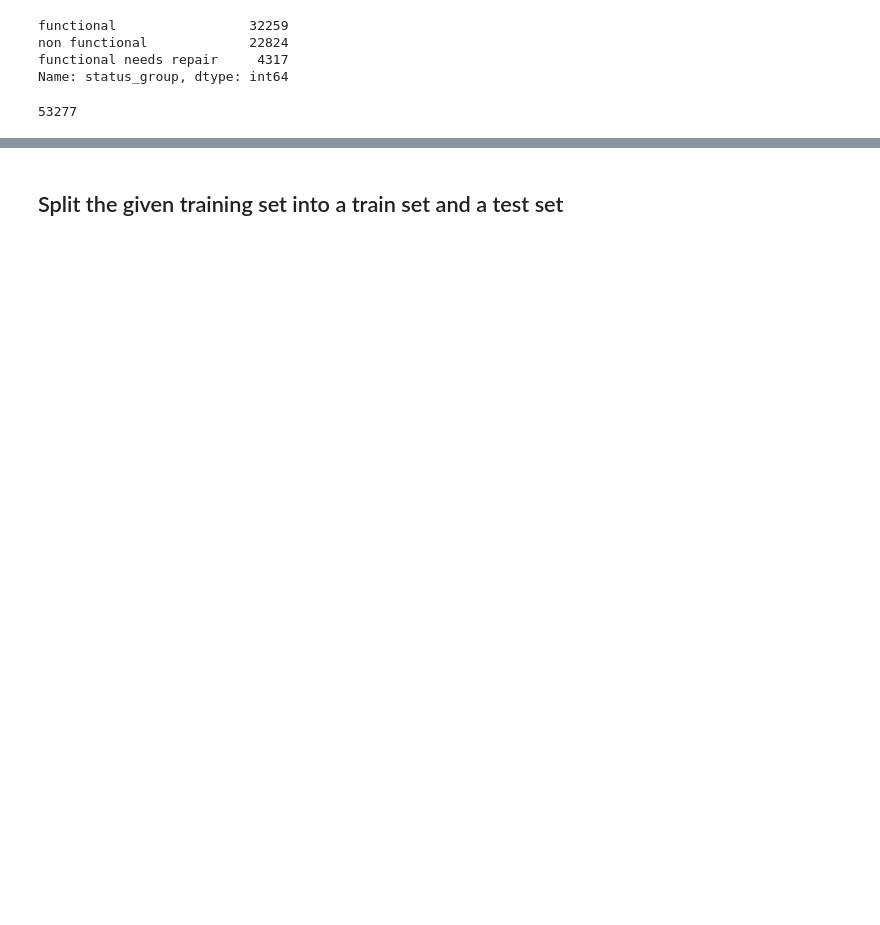
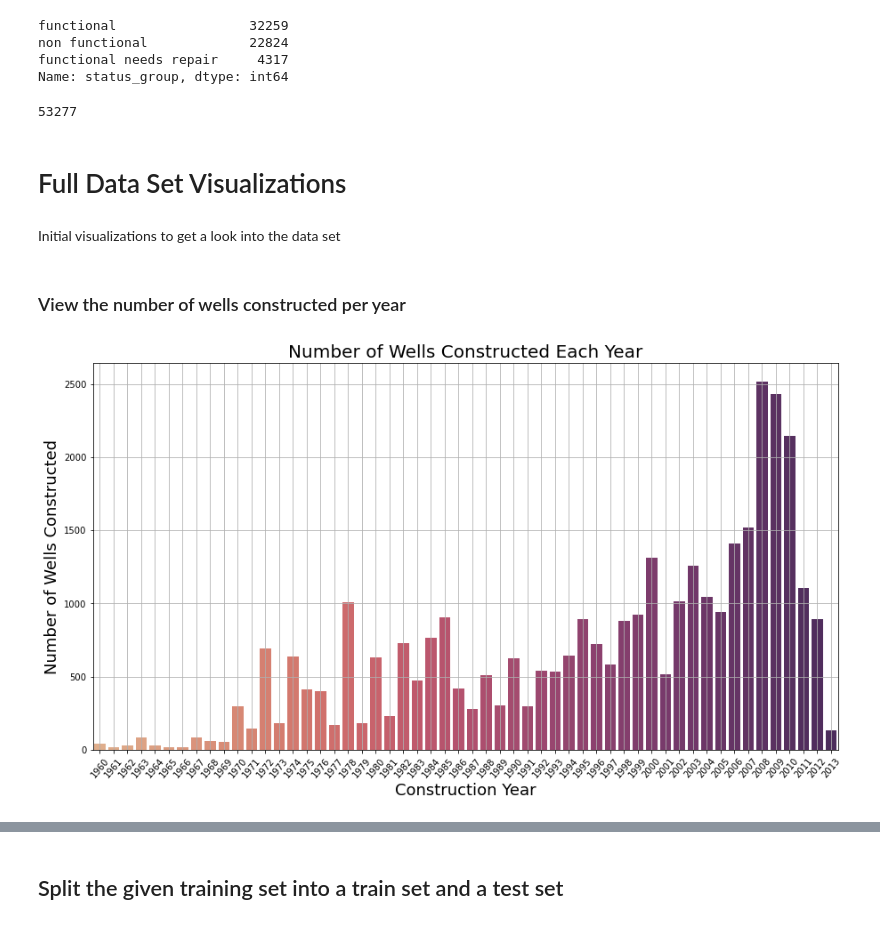
Before and after one commit to abigailjcampbell/dsc-phase-3-project, a Jupyter notebook: data_analysis.ipynb, the cells around one changed output, grey strips where cells are left out. Saved outputs shown, nothing was run; the diff lists cells and outputs as text; code cells hidden in the pictures; blank space fills up the shorter version.

```diff
--- a/data_analysis.ipynb
+++ b/data_analysis.ipynb
@@ -100,0 +124,2 @@ After cleaning, 52,911 data points (89% of original set)
+# %%
+training_values = training_values.dropna(axis=0, subset=['permit', 'public_meeting'])
@@ -220,3 +236,30 @@ training_labels = training_labels[mask]
 print(len(training_values))
 # %% [output]
 53277
+# %% [markdown]
+# Full Data Set Visualizations
+# %% [markdown]
+Initial visualizations to get a look into the data set
+# %% [markdown]
+### View the number of wells constructed per year
+# %%
+# group by year constucted
+years = training_values.construction_year.value_counts().index[1:]
+year_counts = training_values.construction_year.value_counts().values[1:]
+
+# count the number of wells in each year
+year_data = {
+    'year': training_values.construction_year.value_counts().index[1:],
+    'count': training_values.construction_year.value_counts().values[1:]
+}
+year_df = pd.DataFrame(year_data)
+
+plt.figure(figsize=(15,8))
+sns.barplot(data=year_df, x='year', y='count', palette='flare')
+plt.xticks(rotation=50)
+plt.xlabel('Construction Year', fontsize=18)
+plt.ylabel('Number of Wells Constructed', fontsize=18)
+plt.title('Number of Wells Constructed Each Year', fontsize=20)
+plt.grid()
+# %% [output]
+[figure, added]
```
Also changed, not shown: parts of 113 cells of this notebook.
